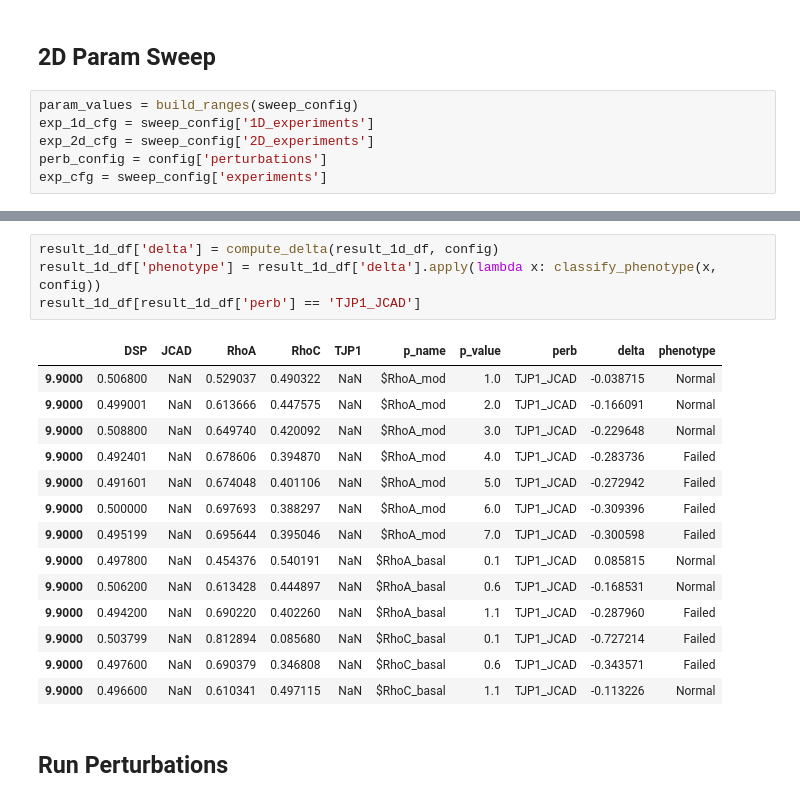
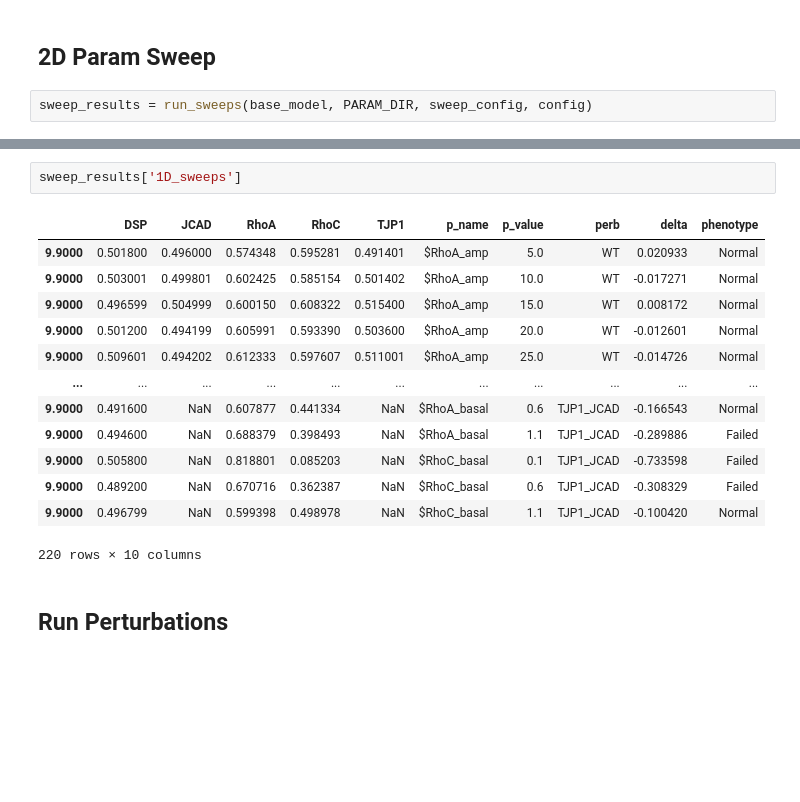
Before and after one commit to emilieyuu/endotehelial-masboss, a Jupyter notebook: notebooks/05_runs_exploratory.ipynb, the cells around one changed output, grey strips where cells are left out. Drawn from its saved outputs; the diff is of its cells as text; blank space fills up the shorter version.

Commit message:
Final runs of parameter sweep and perturbation pre-processing

```diff
--- a/notebooks/05_runs_exploratory.ipynb
+++ b/notebooks/05_runs_exploratory.ipynb
@@ -57,8 +57,4 @@ base_model.param['sample_count'] = 5000
 # %% [markdown]
 ## 2D Param Sweep
 # %%
-param_values = build_ranges(sweep_config)
-exp_1d_cfg = sweep_config['1D_experiments']
-exp_2d_cfg = sweep_config['2D_experiments']
-perb_config = config['perturbations']
-exp_cfg = sweep_config['experiments']
+sweep_results = run_sweeps(base_model, PARAM_DIR, sweep_config, config)
@@ -315,22 +79,19 @@ result_1d_df
-# %%
-result_1d_df['delta'] = compute_delta(result_1d_df, config)
-result_1d_df['phenotype'] = result_1d_df['delta'].apply(lambda x: classify_phenotype(x, config))
-result_1d_df[result_1d_df['perb'] == 'TJP1_JCAD']
-# %% [output]
-|  | DSP | JCAD | RhoA | RhoC | TJP1 | p_name | p_value | perb | delta | phenotype |
-| 9.9000 | 0.506800 | NaN | 0.529037 | 0.490322 | NaN | $RhoA_mod | 1.0 | TJP1_JCAD | -0.038715 | Normal |
-| 9.9000 | 0.499001 | NaN | 0.613666 | 0.447575 | NaN | $RhoA_mod | 2.0 | TJP1_JCAD | -0.166091 | Normal |
-| 9.9000 | 0.508800 | NaN | 0.649740 | 0.420092 | NaN | $RhoA_mod | 3.0 | TJP1_JCAD | -0.229648 | Normal |
-| 9.9000 | 0.492401 | NaN | 0.678606 | 0.394870 | NaN | $RhoA_mod | 4.0 | TJP1_JCAD | -0.283736 | Failed |
-| 9.9000 | 0.491601 | NaN | 0.674048 | 0.401106 | NaN | $RhoA_mod | 5.0 | TJP1_JCAD | -0.272942 | Failed |
-| 9.9000 | 0.500000 | NaN | 0.697693 | 0.388297 | NaN | $RhoA_mod | 6.0 | TJP1_JCAD | -0.309396 | Failed |
-| 9.9000 | 0.495199 | NaN | 0.695644 | 0.395046 | NaN | $RhoA_mod | 7.0 | TJP1_JCAD | -0.300598 | Failed |
-| 9.9000 | 0.497800 | NaN | 0.454376 | 0.540191 | NaN | $RhoA_basal | 0.1 | TJP1_JCAD | 0.085815 | Normal |
-| 9.9000 | 0.506200 | NaN | 0.613428 | 0.444897 | NaN | $RhoA_basal | 0.6 | TJP1_JCAD | -0.168531 | Normal |
-| 9.9000 | 0.494200 | NaN | 0.690220 | 0.402260 | NaN | $RhoA_basal | 1.1 | TJP1_JCAD | -0.287960 | Failed |
-| 9.9000 | 0.503799 | NaN | 0.812894 | 0.085680 | NaN | $RhoC_basal | 0.1 | TJP1_JCAD | -0.727214 | Failed |
-| 9.9000 | 0.497600 | NaN | 0.690379 | 0.346808 | NaN | $RhoC_basal | 0.6 | TJP1_JCAD | -0.343571 | Failed |
-| 9.9000 | 0.496600 | NaN | 0.610341 | 0.497115 | NaN | $RhoC_basal | 1.1 | TJP1_JCAD | -0.113226 | Normal |
+# %%
+sweep_results['1D_sweeps']
+# %% [output]
+|  | DSP | JCAD | RhoA | RhoC | TJP1 | p_name | p_value | perb | delta | phenotype |
+| 9.9000 | 0.501800 | 0.496000 | 0.574348 | 0.595281 | 0.491401 | $RhoA_amp | 5.0 | WT | 0.020933 | Normal |
+| 9.9000 | 0.503001 | 0.499801 | 0.602425 | 0.585154 | 0.501402 | $RhoA_amp | 10.0 | WT | -0.017271 | Normal |
+| 9.9000 | 0.496599 | 0.504999 | 0.600150 | 0.608322 | 0.515400 | $RhoA_amp | 15.0 | WT | 0.008172 | Normal |
+| 9.9000 | 0.501200 | 0.494199 | 0.605991 | 0.593390 | 0.503600 | $RhoA_amp | 20.0 | WT | -0.012601 | Normal |
+| 9.9000 | 0.509601 | 0.494202 | 0.612333 | 0.597607 | 0.511001 | $RhoA_amp | 25.0 | WT | -0.014726 | Normal |
+| ... | ... | ... | ... | ... | ... | ... | ... | ... | ... | ... |
+| 9.9000 | 0.491600 | NaN | 0.607877 | 0.441334 | NaN | $RhoA_basal | 0.6 | TJP1_JCAD | -0.166543 | Normal |
+| 9.9000 | 0.494600 | NaN | 0.688379 | 0.398493 | NaN | $RhoA_basal | 1.1 | TJP1_JCAD | -0.289886 | Failed |
+| 9.9000 | 0.505800 | NaN | 0.818801 | 0.085203 | NaN | $RhoC_basal | 0.1 | TJP1_JCAD | -0.733598 | Failed |
+| 9.9000 | 0.489200 | NaN | 0.670716 | 0.362387 | NaN | $RhoC_basal | 0.6 | TJP1_JCAD | -0.308329 | Failed |
+| 9.9000 | 0.496799 | NaN | 0.599398 | 0.498978 | NaN | $RhoC_basal | 1.1 | TJP1_JCAD | -0.100420 | Normal |
+220 rows × 10 columns
 # %% [markdown]
 ## Run Perturbations
 # %%
```
Also changed, not shown: parts of 12 cells of this notebook, 9 other files.
